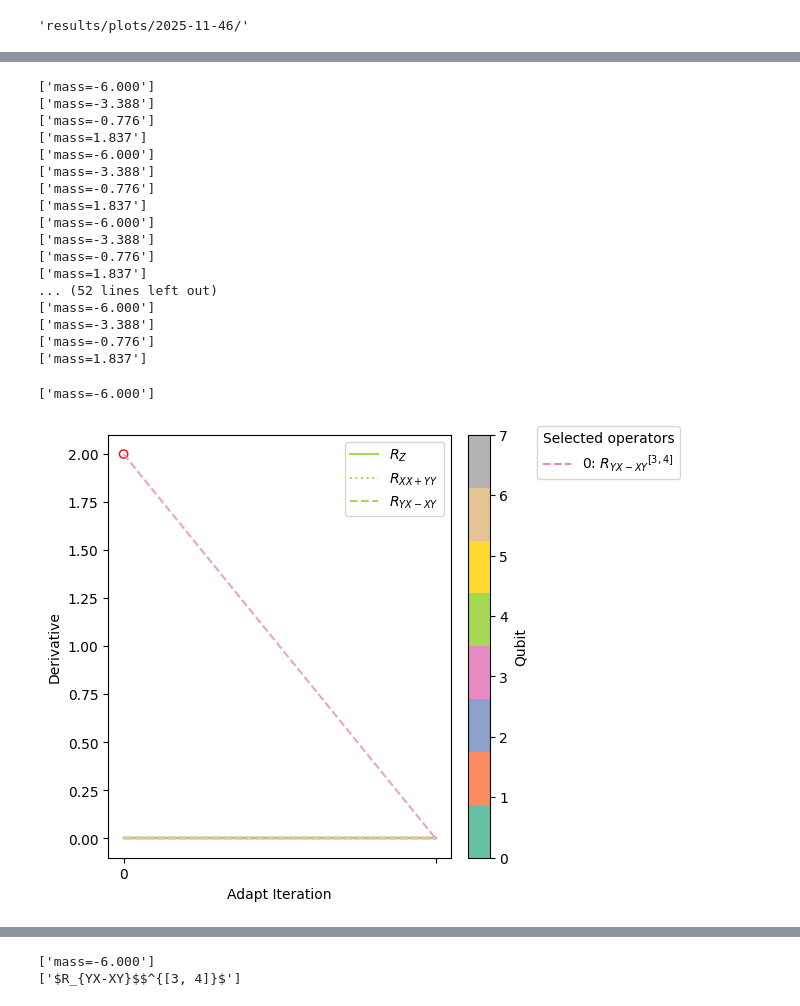
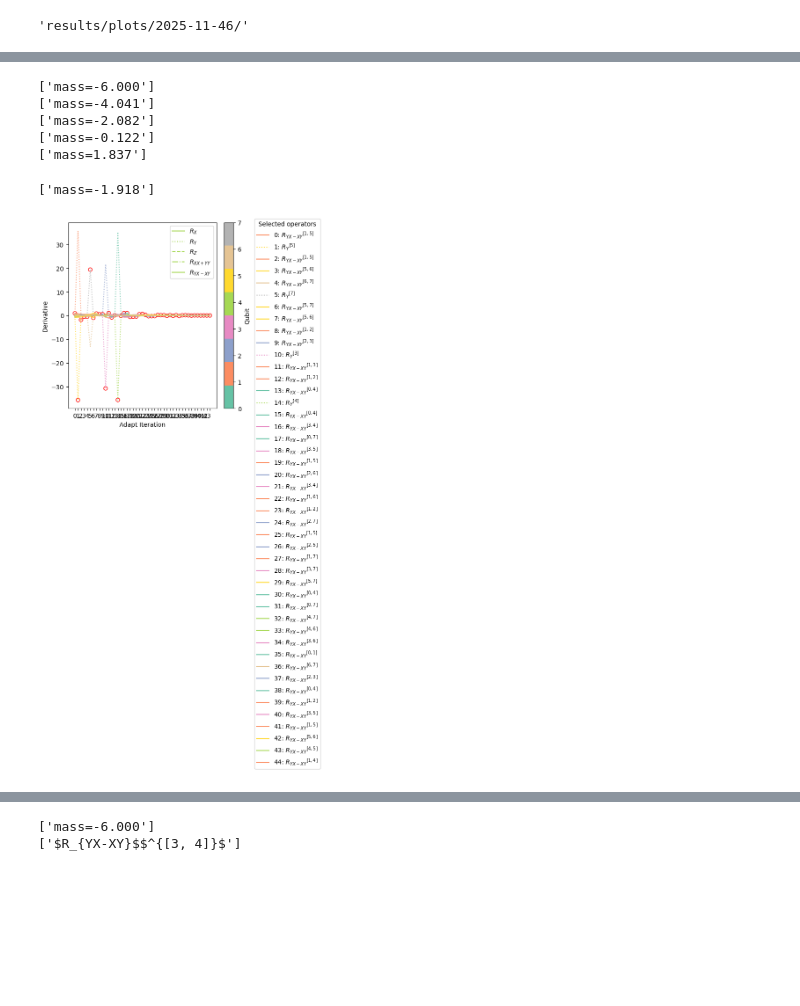
Before and after one commit to NicoDic98/QC-MasterThesis, a Jupyter notebook: plots.ipynb, the cells around one changed output, grey strips where cells are left out. Cells and saved outputs as stored; diff of their text form; code cells hidden in the pictures; blank space fills up the shorter version.

```diff
--- a/plots.ipynb
+++ b/plots.ipynb
@@ -157,7 +157,7 @@ with h5py.File(h5_file, "r") as f:
 
         overlaps = vqe_5_loader.save_overlap_evolution(sel, ref_state, output_filename, 1)
 # %%
-h5_file = f"{data_folder}{"2025-11-45"}.hdf5"
+h5_file = f"{data_folder}{"2025-11-46"}.hdf5"
 datasets = [
     # "2025-10-22_17-19-30-23753926", "2025-10-22_17-24-14-23753943", "2025-10-22_17-30-26-23753983","2025-10-23_13-28-44-23757058",
     # "2025-10-27_10-13-56-23768245", "2025-10-27_10-18-56-23768277", "2025-10-27_10-30-59-23768364", "2025-10-27_10-41-01-23768438", "2025-10-27_10-54-03-23768500", "2025-10-27_11-09-06-23768557"
@@ -172,13 +172,14 @@ datasets = [
     # "2025-11-14_15-15-44-23884079",
     # "2025-11-14_14-49-29-23883328", "2025-11-14_17-29-44-23886182",
     # "2025-10-28_12-34-20-23770489",
-    "2025-11-14_17-47-24-23886472", "2025-11-14_18-07-21-23886762",
+    # "2025-11-14_17-47-24-23886472", "2025-11-14_18-07-21-23886762",
     # "2025-11-18_11-42-50-23954272", "2025-11-18_12-53-36-23954327", "2025-11-18_13-11-50-23954408",
     # "2025-11-18_13-42-41-23954444",
     # "2025-11-18_13-59-53-23954474", "2025-11-18_14-02-54-23954477", "2025-11-18_16-34-57-23954761",
     # "2025-11-18_16-42-58-23954764",
     # "2025-11-18_17-51-02-23954819", "2025-11-18_17-54-02-23954825", "2025-11-18_17-55-02-23954828", "2025-11-18_17-56-02-23954829", "2025-11-18_17-57-09-23954830", "2025-11-18_17-59-03-23954833", "2025-11-18_18-00-09-23954836", "2025-11-18_18-03-02-23954839", "2025-11-18_18-06-02-23954845"
     # "2025-11-19_11-28-02-23956503",
+    "2025-11-20_15-50-39-23963013",
 ]
 combine_data()
 global_info_dict = {}
@@ -243,7 +243,7 @@ with h5py.File(h5_file, "r") as f:
     for name in datasets:
         avqe_temp_loader = ResultLoader(f[name])
 
-        for i in range(0 ,50, 16):
+        for i in range(0 ,50, 12):
             params = {HamiltonianParameters.Mass: i}
             param_values = avqe_temp_loader.get_parameter_values_from_indices(params)
             print([f"{x}={y:.3f}" for x, y in param_values.items()])
@@ -252,36 +252,24 @@ with h5py.File(h5_file, "r") as f:
                          filename=f"{output_filename}circuit_m_{param_values[HamiltonianParameters.Mass]:.2f}_{name}.pdf")
 # %% [output]
 ['mass=-6.000']
-['mass=-3.388']
-['mass=-0.776']
+['mass=-4.041']
+['mass=-2.082']
+['mass=-0.122']
 ['mass=1.837']
-['mass=-6.000']
-['mass=-3.388']
-['mass=-0.776']
-['mass=1.837']
-['mass=-6.000']
-['mass=-3.388']
-['mass=-0.776']
-['mass=1.837']
-... (52 lines left out)
-['mass=-6.000']
-['mass=-3.388']
-['mass=-0.776']
-['mass=1.837']
 # %%
 with h5py.File(h5_file, "r") as f:
     for name in datasets:
         avqe_1_loader = ResultLoader(f[name])
-        params = {HamiltonianParameters.Mass: 0}
+        params = {HamiltonianParameters.Mass: 25}
         param_values = avqe_1_loader.get_parameter_values_from_indices(params)
         print([f"{x}={y:.3f}" for x, y in param_values.items()])
 
         fig = avqe_1_loader.plot_derivatives(params)
         fig.savefig(f"{output_filename}grad_m_{param_values[HamiltonianParameters.Mass]:.2f}_{name}.png")
         fig.savefig(f"{output_filename}grad_m_{param_values[HamiltonianParameters.Mass]:.2f}_{name}.pdf")
 # %% [output]
-['mass=-6.000']
+['mass=-1.918']
-[figure, old version]
+[figure, new version]
 # %%
 with h5py.File(h5_file, "r") as f:
     for name in datasets:
```
Also changed, not shown: parts of 3 cells of this notebook, 20 other files.
